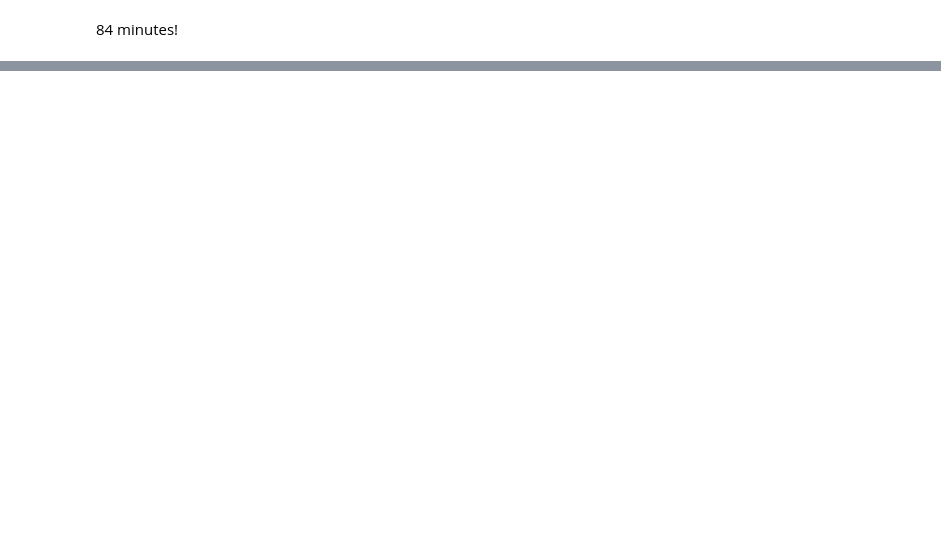
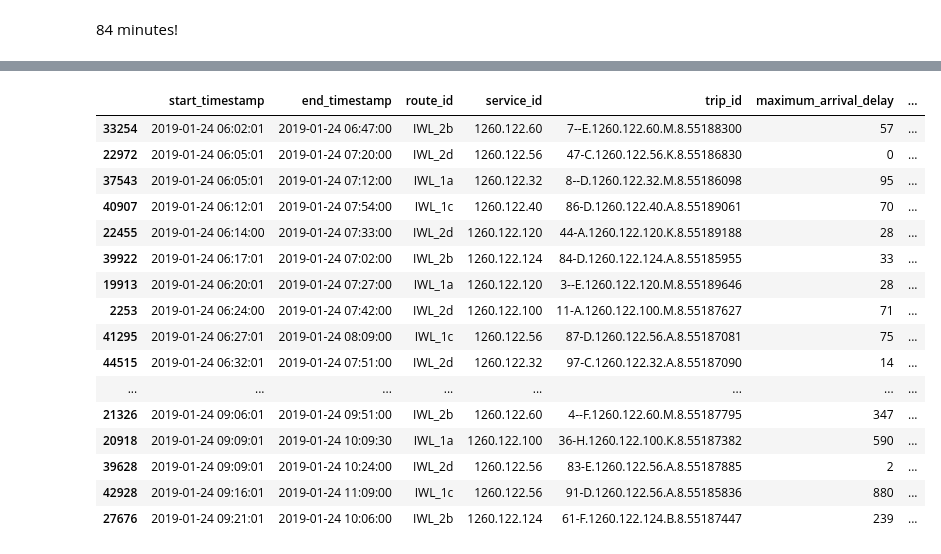
Before and after one commit to josephradford/sydney-transport-tracker, a Jupyter notebook: notebooks/3.0-jtr-merge-delays-schedules.ipynb, the cells around one changed output, grey strips where cells are left out. Saved outputs shown, nothing was run; the diff lists cells and outputs as text; code cells hidden in the pictures; blank space fills up the shorter version.

```diff
--- a/notebooks/3.0-jtr-merge-delays-schedules.ipynb
+++ b/notebooks/3.0-jtr-merge-delays-schedules.ipynb
@@ -244,0 +250,22 @@ df_trips.to_pickle('trips_insights.pickle')
+# %%
+df_trips_morning = df_trips[df_trips['start_timestamp'] > datetime.datetime(2019,1,24,6,0)]
+pd.options.display.max_rows = 70
+df_trips_morning[df_trips_morning['route_id'].str.contains("IWL")].sort_values(by=['start_timestamp']).head(n=70)
+# %% [output]
+|  | start_timestamp | end_timestamp | route_id | service_id | trip_id | maximum_arrival_delay | ... |
+| 33254 | 2019-01-24 06:02:01 | 2019-01-24 06:47:00 | IWL_2b | 1260.122.60 | 7--E.1260.122.60.M.8.55188300 | 57 | ... |
+| 22972 | 2019-01-24 06:05:01 | 2019-01-24 07:20:00 | IWL_2d | 1260.122.56 | 47-C.1260.122.56.K.8.55186830 | 0 | ... |
+| 37543 | 2019-01-24 06:05:01 | 2019-01-24 07:12:00 | IWL_1a | 1260.122.32 | 8--D.1260.122.32.M.8.55186098 | 95 | ... |
+| 40907 | 2019-01-24 06:12:01 | 2019-01-24 07:54:00 | IWL_1c | 1260.122.40 | 86-D.1260.122.40.A.8.55189061 | 70 | ... |
+| 22455 | 2019-01-24 06:14:00 | 2019-01-24 07:33:00 | IWL_2d | 1260.122.120 | 44-A.1260.122.120.K.8.55189188 | 28 | ... |
+| 39922 | 2019-01-24 06:17:01 | 2019-01-24 07:02:00 | IWL_2b | 1260.122.124 | 84-D.1260.122.124.A.8.55185955 | 33 | ... |
+| 19913 | 2019-01-24 06:20:01 | 2019-01-24 07:27:00 | IWL_1a | 1260.122.120 | 3--E.1260.122.120.M.8.55189646 | 28 | ... |
+| 2253 | 2019-01-24 06:24:00 | 2019-01-24 07:42:00 | IWL_2d | 1260.122.100 | 11-A.1260.122.100.M.8.55187627 | 71 | ... |
+| 41295 | 2019-01-24 06:27:01 | 2019-01-24 08:09:00 | IWL_1c | 1260.122.56 | 87-D.1260.122.56.A.8.55187081 | 75 | ... |
+| 44515 | 2019-01-24 06:32:01 | 2019-01-24 07:51:00 | IWL_2d | 1260.122.32 | 97-C.1260.122.32.A.8.55187090 | 14 | ... |
+| ... | ... | ... | ... | ... | ... | ... | ... |
+| 21326 | 2019-01-24 09:06:01 | 2019-01-24 09:51:00 | IWL_2b | 1260.122.60 | 4--F.1260.122.60.M.8.55187795 | 347 | ... |
+| 20918 | 2019-01-24 09:09:01 | 2019-01-24 10:09:30 | IWL_1a | 1260.122.100 | 36-H.1260.122.100.K.8.55187382 | 590 | ... |
+| 39628 | 2019-01-24 09:09:01 | 2019-01-24 10:24:00 | IWL_2d | 1260.122.56 | 83-E.1260.122.56.A.8.55187885 | 2 | ... |
+| 42928 | 2019-01-24 09:16:01 | 2019-01-24 11:09:00 | IWL_1c | 1260.122.56 | 91-D.1260.122.56.A.8.55185836 | 880 | ... |
+| 27676 | 2019-01-24 09:21:01 | 2019-01-24 10:06:00 | IWL_2b | 1260.122.124 | 61-F.1260.122.124.B.8.55187447 | 239 | ... |
```
Also changed, not shown: parts of 10 cells of this notebook, 4 other files.
